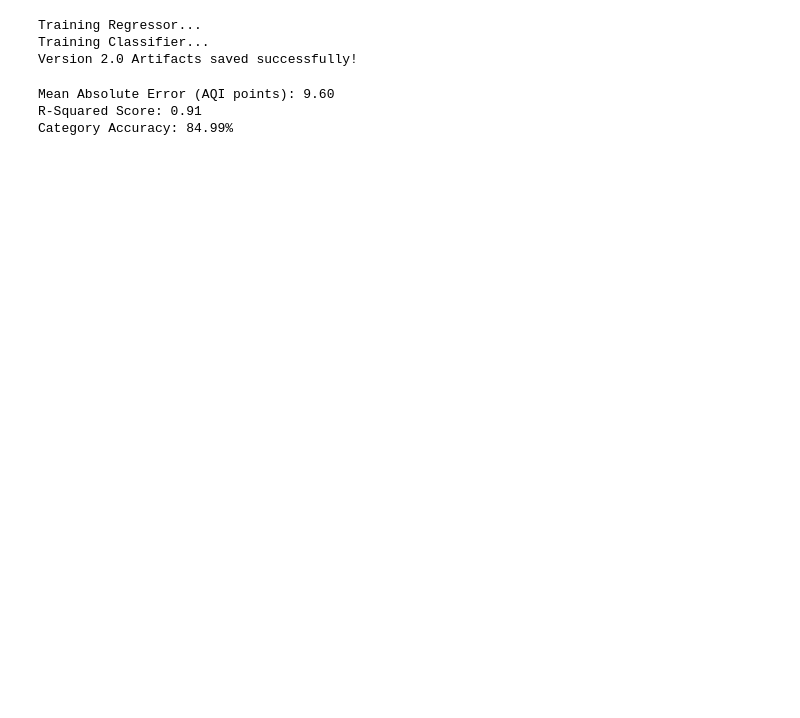
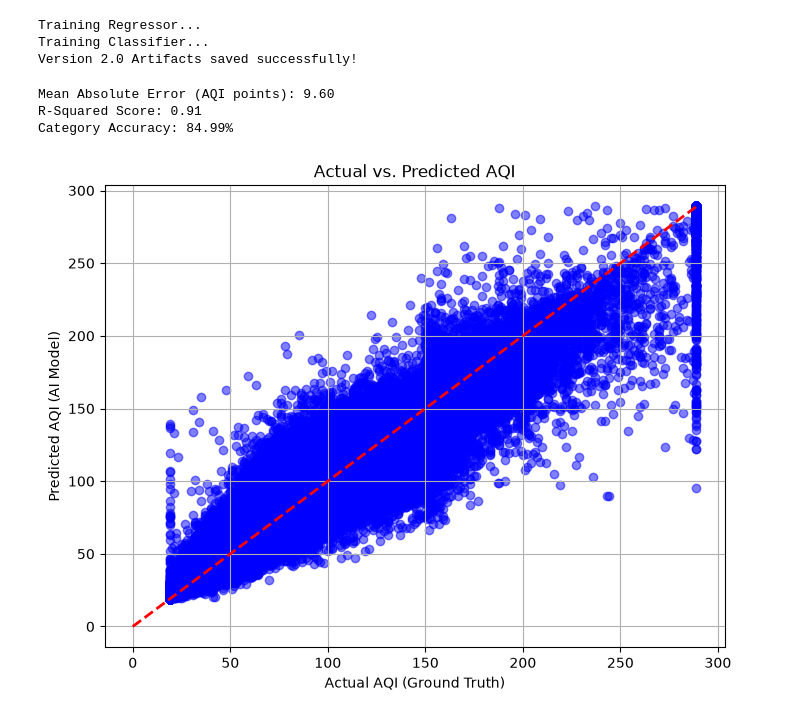
Before and after one commit to Chaitanya2846/AQI-prediction, a Jupyter notebook: 02_recent_data.ipynb, the cells around one changed output. Drawn from its saved outputs; the diff is of its cells as text; code cells hidden in the pictures; blank space fills up the shorter version.

Commit message:
aqi prediction prototype

```diff
--- a/02_recent_data.ipynb
+++ b/02_recent_data.ipynb
@@ -130,3 +130,24 @@ print(f"Category Accuracy: {accuracy_score(y_clf_test, clf_preds) * 100:.2f}%")
 Mean Absolute Error (AQI points): 9.60
 R-Squared Score: 0.91
 Category Accuracy: 84.99%
+# %%
+import matplotlib.pyplot as plt
+
+# Get predictions for the test set
+reg_preds = rf_regressor.predict(X_test)
+
+# Plotting
+plt.figure(figsize=(8, 6))
+plt.scatter(y_reg_test, reg_preds, alpha=0.5, color='blue')
+
+# Draw the red "Perfect Prediction" line
+max_val = max(y_reg_test.max(), reg_preds.max())
+plt.plot([0, max_val], [0, max_val], color='red', linestyle='--', linewidth=2)
+
+plt.xlabel('Actual AQI (Ground Truth)')
+plt.ylabel('Predicted AQI (AI Model)')
+plt.title('Actual vs. Predicted AQI')
+plt.grid(True)
+plt.show()
+# %% [output]
+[figure, added]
```
Also changed, not shown: 34 other files.
